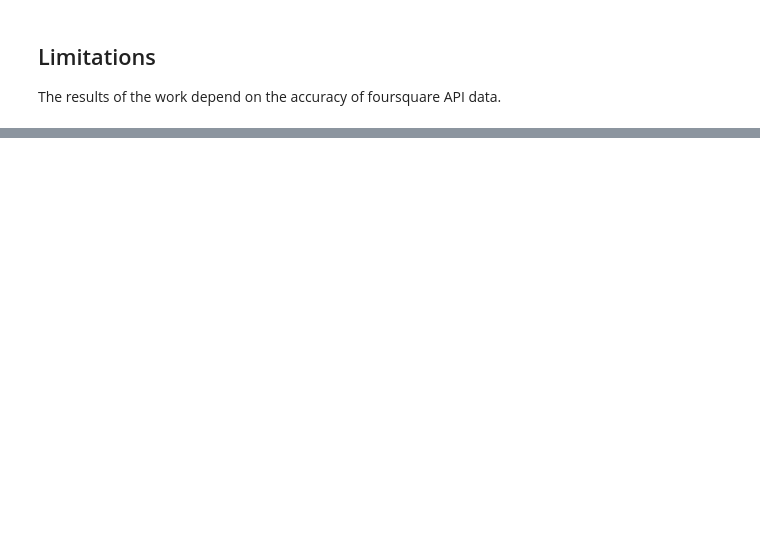
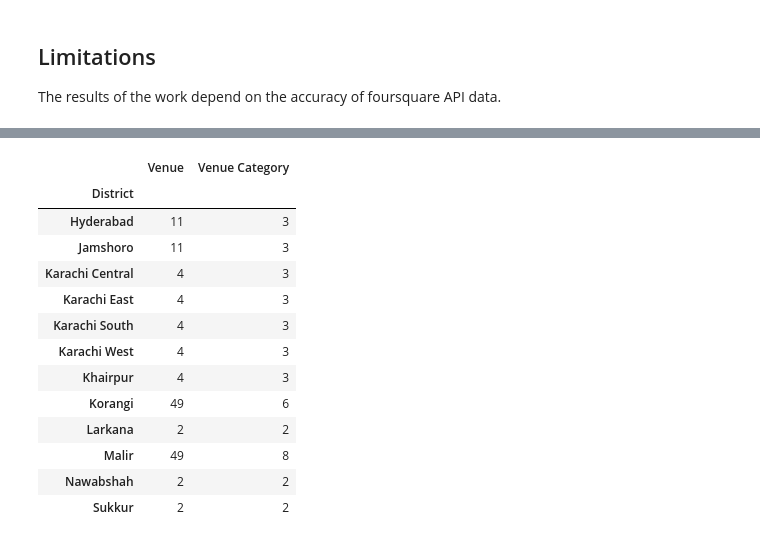
Before and after one commit to rhasnani/coursera-capstone, a Jupyter notebook: Capstone Final Submission Notebook.ipynb, the cells around one changed output, grey strips where cells are left out. Drawn from its saved outputs; the diff is of its cells as text; code cells hidden in the pictures; blank space fills up the shorter version.

```diff
--- a/Capstone Final Submission Notebook.ipynb
+++ b/Capstone Final Submission Notebook.ipynb
@@ -21,0 +197,18 @@ The results of the work depend on the accuracy of foursquare API data.
+# %%
+#nearby_venues.groupby(['District', 'Venue Category']).agg({'Venue': 'count', 'Venue Distance': ['min', 'max']})
+nearby_venues.groupby('District').agg({'Venue': 'count', 'Venue Category': 'nunique'})
+# %% [output]
+|  | Venue | Venue Category |
+| District |  |  |
+| Hyderabad | 11 | 3 |
+| Jamshoro | 11 | 3 |
+| Karachi Central | 4 | 3 |
+| Karachi East | 4 | 3 |
+| Karachi South | 4 | 3 |
+| Karachi West | 4 | 3 |
+| Khairpur | 4 | 3 |
+| Korangi | 49 | 6 |
+| Larkana | 2 | 2 |
+| Malir | 49 | 8 |
+| Nawabshah | 2 | 2 |
+| Sukkur | 2 | 2 |
```
Also changed, not shown: parts of 14 cells of this notebook.
